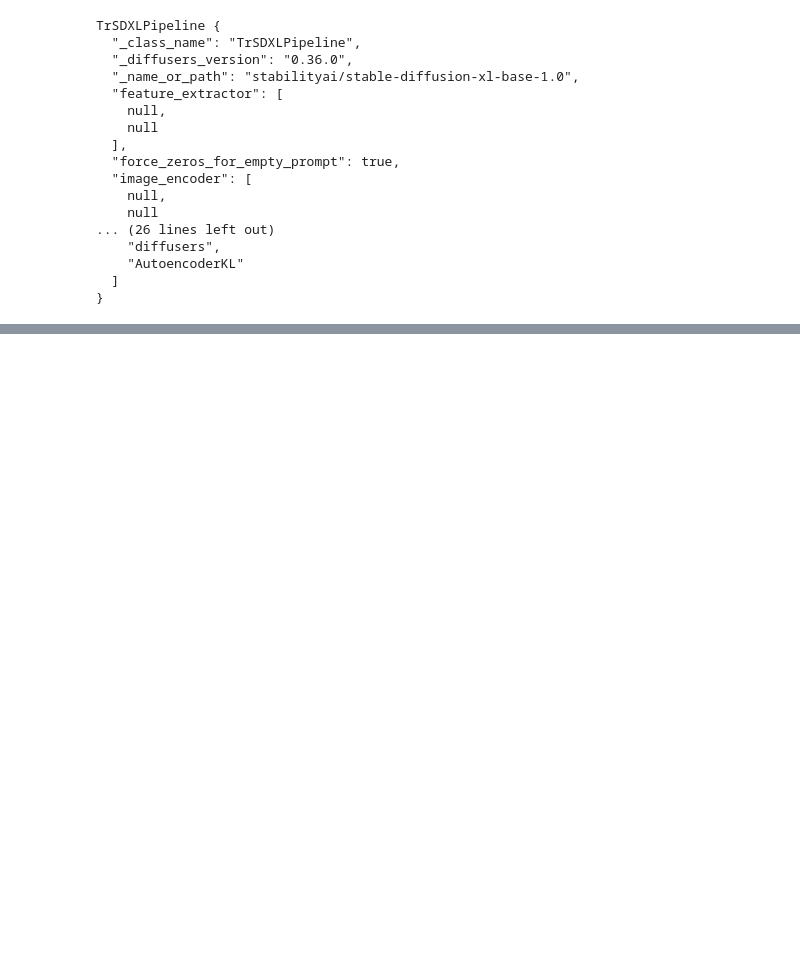
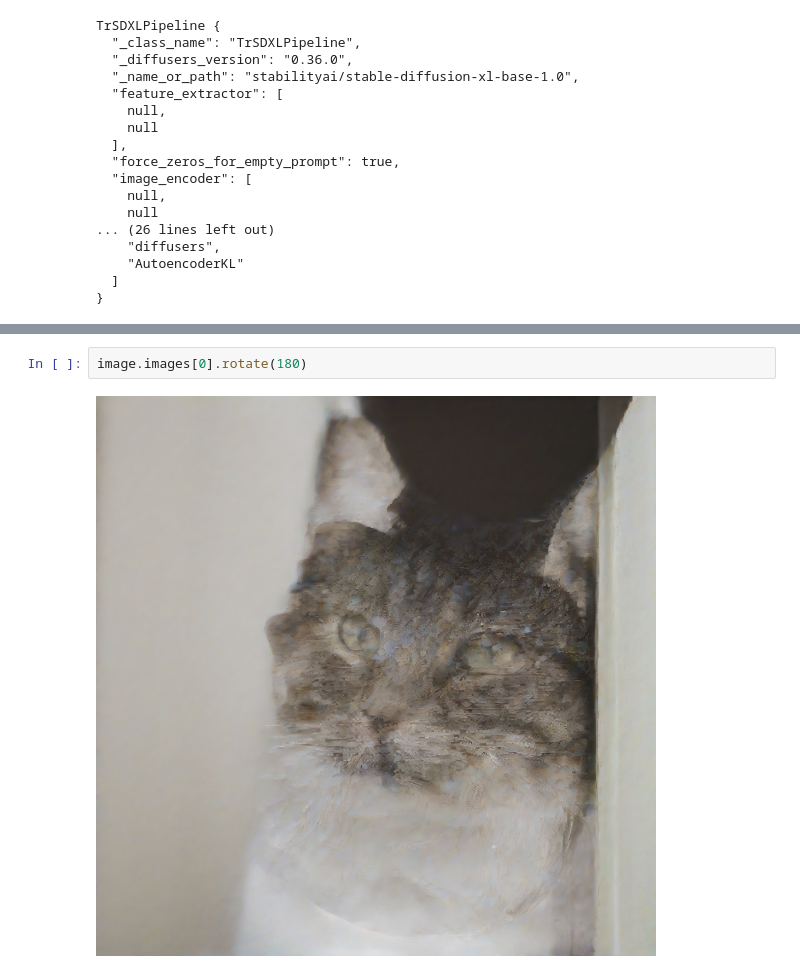
Before and after one commit to Rica320/Diffusion-Papers, a Jupyter notebook: VisualAnagrams/visual_anagrams.ipynb, the cells around one changed output, grey strips where cells are left out. Drawn from its saved outputs; the diff is of its cells as text; blank space fills up the shorter version.

Commit message:
feat: Visual anagram

```diff
--- a/VisualAnagrams/visual_anagrams.ipynb
+++ b/VisualAnagrams/visual_anagrams.ipynb
@@ -192,0 +220,4 @@ image.images[0]
+# %%
+image.images[0].rotate(180)
+# %% [output]
+[figure, added]
```
Also changed, not shown: parts of 4 cells of this notebook, 2 other files.
